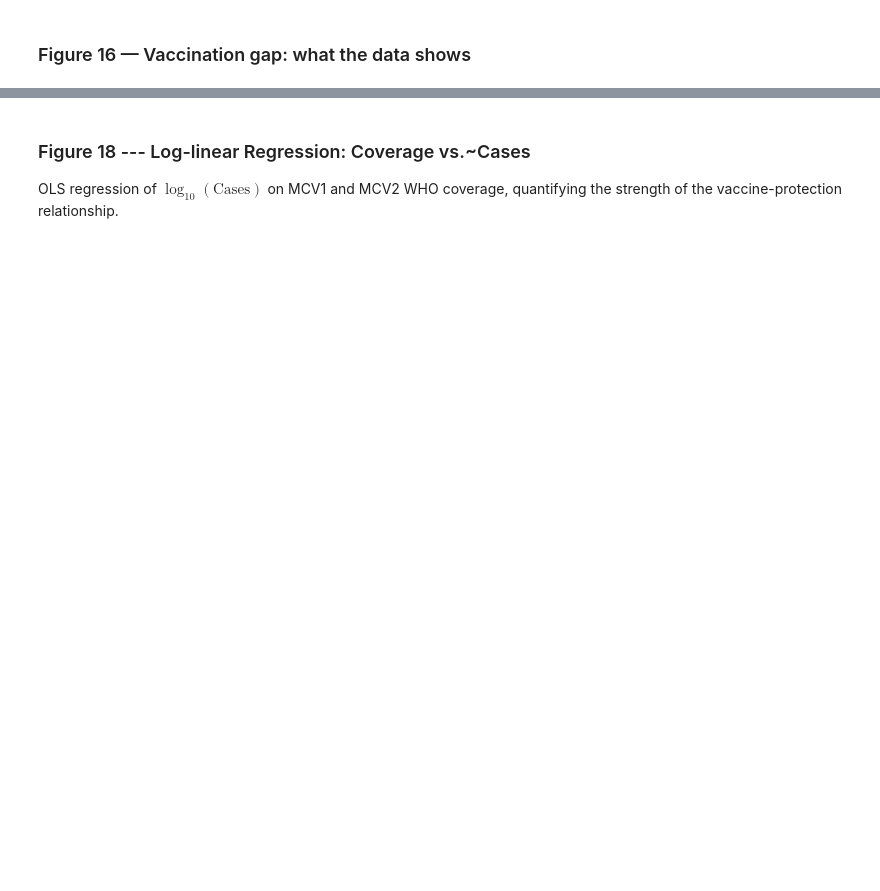
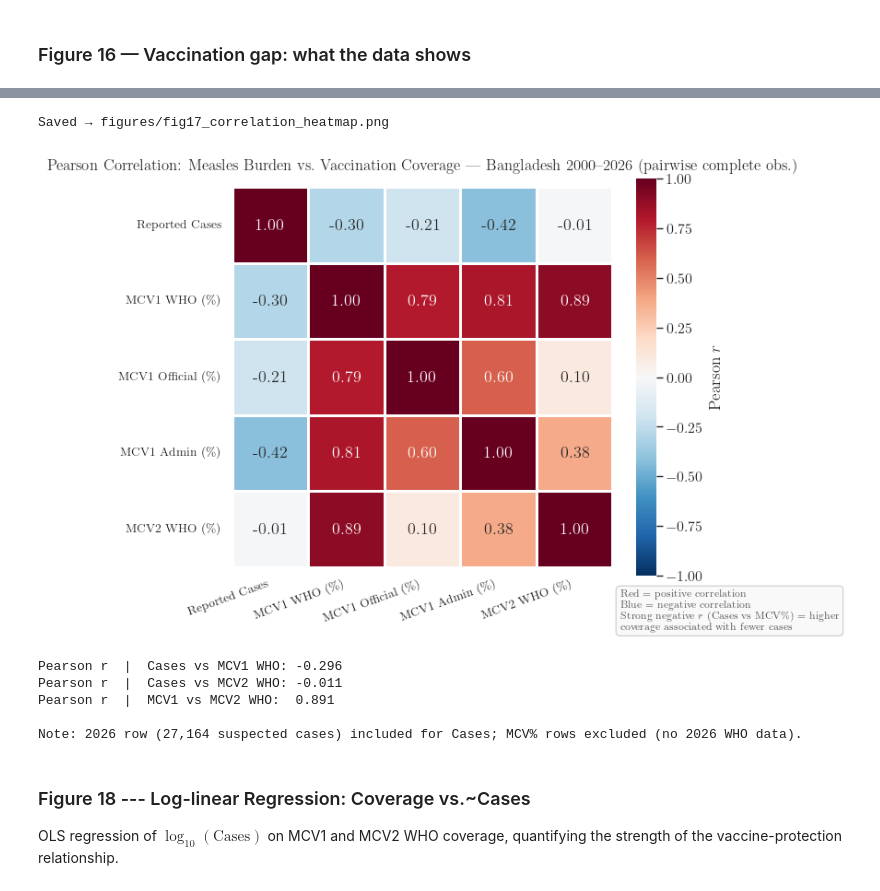
Before and after one commit to awnonbhowmik/Measles-BD, a Jupyter notebook: measles_bangladesh_eda.ipynb, the cells around one changed output, grey strips where cells are left out. Drawn from its saved outputs; the diff is of its cells as text; code cells hidden in the pictures; blank space fills up the shorter version.

```diff
--- a/measles_bangladesh_eda.ipynb
+++ b/measles_bangladesh_eda.ipynb
@@ -1448,13 +1619,13 @@ print(f"Average per year: {total_cum/len(gap_df)/1e6:.2f} million")
 # %%
 # Correlation heatmap: Reported Cases vs MCV1 / MCV2 coverage
-# Period: 2000-2026 (2026 = 12,320 suspected cases; MCV% not yet available from WHO)
+# Period: 2000-2026 (2026 = latest DGHS suspected cases; MCV% not yet available from WHO)
 
 corr_df = analysis[['Year','Reported_Cases','MCV1_WHO_%','MCV2_WHO_%',
                      'MCV1_Official_%','MCV1_Admin_%']].copy()
 
 # Append 2026 suspected outbreak total (MCV values unavailable for 2026)
 row_2026 = pd.DataFrame([{
-    'Year': 2026, 'Reported_Cases': 12_320,
+    'Year': 2026, 'Reported_Cases': int(summary_dict.get('Suspected cases', 12320)),
     'MCV1_WHO_%': np.nan, 'MCV2_WHO_%': np.nan,
     'MCV1_Official_%': np.nan, 'MCV1_Admin_%': np.nan,
 }])
@@ -1482,34 +1653,42 @@ sns.heatmap(
     annot_kws={'size': 13, 'weight': 'bold'},
     square=True,
     cbar_kws={'shrink': 0.72, 'label': r'Pearson $r$', 'aspect': 20},
     ax=ax
 )
 ax.set_title(
     r'Pearson Correlation: Measles Burden vs.\ Vaccination Coverage --- Bangladesh 2000--2026 (pairwise complete obs.)',
     fontweight='bold', fontsize=12, pad=14
 )
 ax.set_xticklabels(ax.get_xticklabels(), rotation=20, ha='right', fontsize=9.5)
 ax.set_yticklabels(ax.get_yticklabels(), rotation=0, fontsize=9.5)
 
 # Interpretation footnote
 ax.text(1.02, -0.06,
         r'Red $=$ positive correlation' + '\n' + r'Blue $=$ negative correlation' + '\n'
         r'Strong negative $r$ (Cases vs MCV\%) $=$ higher' + '\n' + r'coverage associated with fewer cases',
         transform=ax.transAxes, fontsize=8, color='#555555',
         va='top', ha='left',
         bbox=dict(boxstyle='round,pad=0.4', fc='#f9f9f9', ec='#cccccc'))
 
 plt.tight_layout()
 savefig('fig17_correlation_heatmap.png')
 
 # Print key correlations
 r_cases_mcv1 = corr_matrix.loc[r'Reported Cases', r'MCV1 WHO (\%)']
 r_cases_mcv2 = corr_matrix.loc[r'Reported Cases', r'MCV2 WHO (\%)']
 r_mcv1_mcv2  = corr_matrix.loc[r'MCV1 WHO (\%)', r'MCV2 WHO (\%)']
 print(f"Pearson r  |  Cases vs MCV1 WHO: {r_cases_mcv1:.3f}")
 print(f"Pearson r  |  Cases vs MCV2 WHO: {r_cases_mcv2:.3f}")
 print(f"Pearson r  |  MCV1 vs MCV2 WHO:  {r_mcv1_mcv2:.3f}")
-print(f"\nNote: 2026 row (12,320 cases) included for Cases; MCV% rows excluded (no 2026 WHO data).")
+print(f"\nNote: 2026 row ({int(summary_dict.get('Suspected cases', 12320)):,} suspected cases) included for Cases; MCV% rows excluded (no 2026 WHO data).")
+# %% [output]
+Saved → figures/fig17_correlation_heatmap.png
+[figure, added]
+Pearson r  |  Cases vs MCV1 WHO: -0.296
+Pearson r  |  Cases vs MCV2 WHO: -0.011
+Pearson r  |  MCV1 vs MCV2 WHO:  0.891
+
+Note: 2026 row (27,164 suspected cases) included for Cases; MCV% rows excluded (no 2026 WHO data).
 # %% [markdown]
 ### Figure 18 --- Log-linear Regression: Coverage vs.~Cases
 
```
Also changed, not shown: parts of 25 cells of this notebook, 43 other files.
